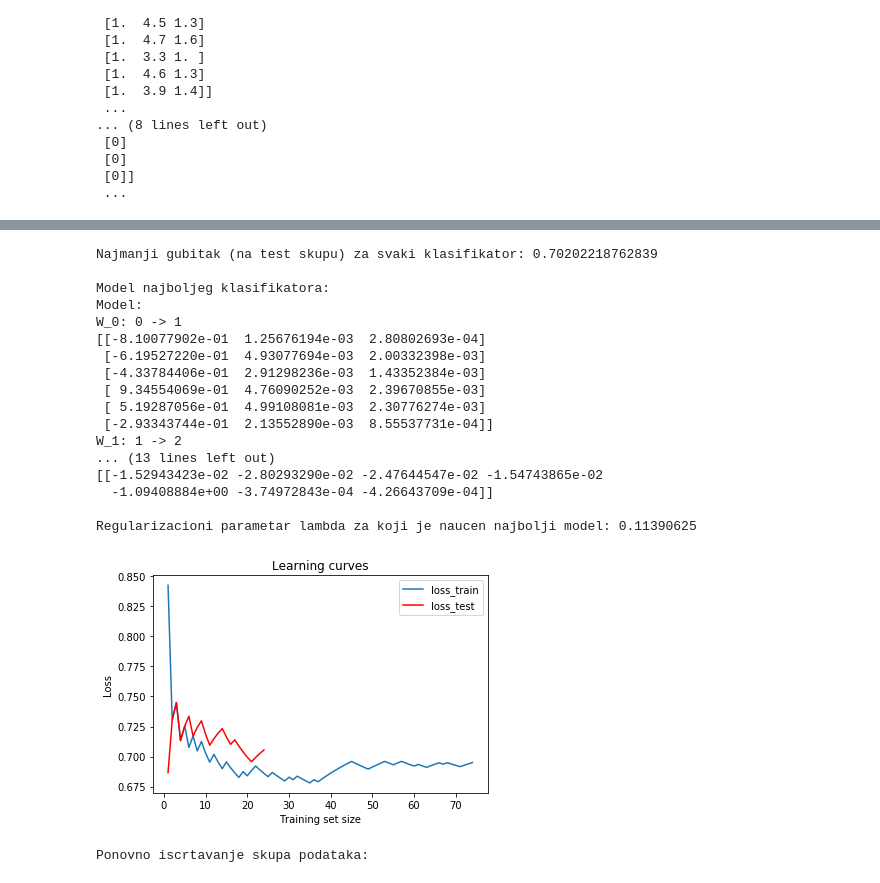
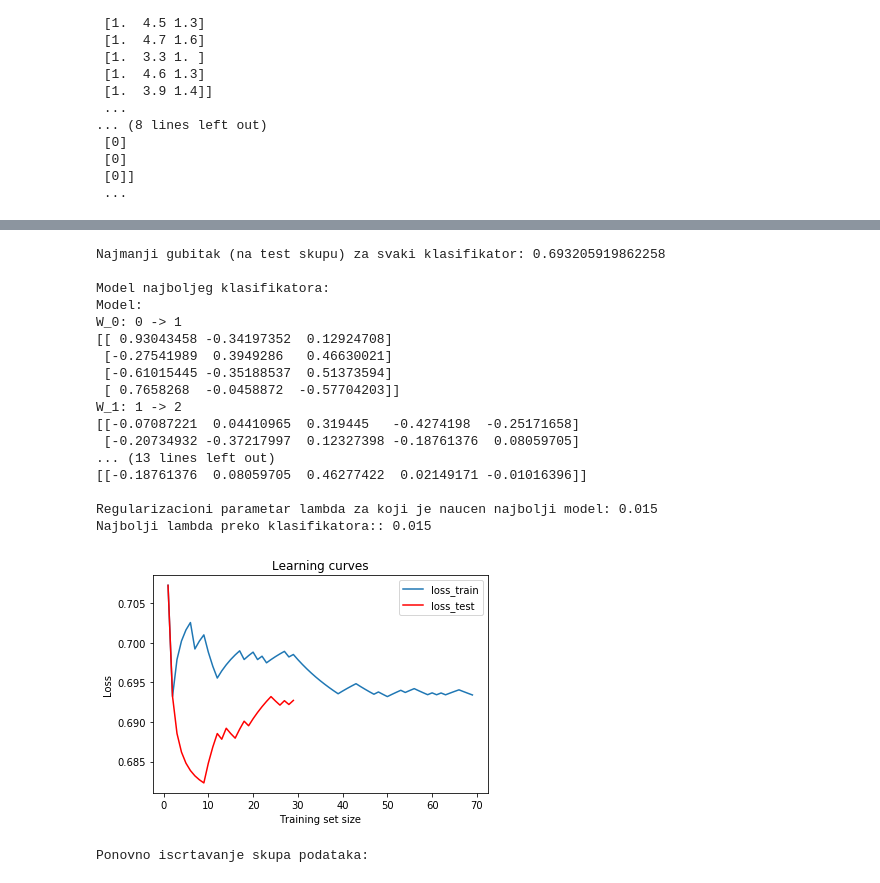
Before and after one commit to alexein777/ml-model-implementations, a Jupyter notebook: andrew_ng/06_neural_binary_classification_NEW.ipynb, the cells around one changed output, grey strips where cells are left out. Cells and saved outputs as stored; diff of their text form; code cells hidden in the pictures.

```diff
--- a/andrew_ng/06_neural_binary_classification_NEW.ipynb
+++ b/andrew_ng/06_neural_binary_classification_NEW.ipynb
@@ -162,5 +162,8 @@ W_2: 2 -> 3
 # %%
-X_train, X_test, y_train, y_test = train_test_split(X, y, stratify=y, random_state=7)
+X_train, X_test, y_train, y_test = train_test_split(X, y,
+                                                    stratify=y,
+                                                    test_size=0.3,
+                                                    random_state=7)
 # %%
 print(f'X_train:')
 print(X_train)
@@ -226,6 +226,8 @@ Testiranje backrpopagation algoritma:
 # %%
-lambdas = [0] + [0.01 * (1.5**i) for i in range(11)]
+lambdas = [0] + [0.01 * (1.5**i) for i in range(13)]
+
 print('lamda parameters:')
-print(lambdas)
+for i, lambda_param in enumerate(lambdas):
+    print(f'lambda_{i} = {lambda_param}')
 # %% [output]
 lamda parameters:
@@ -233,4 +248,4 @@ lamda parameters:
 # %%
-classifiers = [nn.fit(X_train, y_train, alpha=0.025, num_iter=1000,
+classifiers = [nn.fit(X_train, y_train, alpha=0.01, num_iter=2000,
                       lambda_param=lambda_param, plot=True) for lambda_param in lambdas]
 # %% [output]
@@ -249,6 +266,8 @@ classifiers = [nn.fit(X_train, y_train, alpha=0.025, num_iter=1000,
 # %%
-losses_test = [clf.loss(X_test, y_test, lambda_param) for clf, lambda_param in zip(classifiers, lambdas)]
+losses_test = [clf.loss(X_test, y_test) for clf in classifiers]
+
 print('Funkcije gubitka za svaki klasifikator posebno na test skupu:')
-print(losses_test)
+for i, loss in enumerate(losses_test):
+    print(f'Klasifikator {i}: loss_{i} = {loss}')
 # %% [output]
 Funkcije gubitka za svaki klasifikator posebno na test skupu:
@@ -271,28 +303,29 @@ best_clf.print_model()
 print()
 
 print(f'Regularizacioni parametar lambda za koji je naucen najbolji model: {best_lambda}')
+print(f'Najbolji lambda preko klasifikatora:: {best_clf.lambda_learned}')
 # %% [output]
-Najmanji gubitak (na test skupu) za svaki klasifikator: 0.70202218762839
+Najmanji gubitak (na test skupu) za svaki klasifikator: 0.693205919862258
 
 Model najboljeg klasifikatora:
 Model:
 W_0: 0 -> 1
-[[-8.10077902e-01  1.25676194e-03  2.80802693e-04]
- [-6.19527220e-01  4.93077694e-03  2.00332398e-03]
- [-4.33784406e-01  2.91298236e-03  1.43352384e-03]
- [ 9.34554069e-01  4.76090252e-03  2.39670855e-03]
- [ 5.19287056e-01  4.99108081e-03  2.30776274e-03]
- [-2.93343744e-01  2.13552890e-03  8.55537731e-04]]
+[[ 0.93043458 -0.34197352  0.12924708]
+ [-0.27541989  0.3949286   0.46630021]
+ [-0.61015445 -0.35188537  0.51373594]
+ [ 0.7658268  -0.0458872  -0.57704203]]
 W_1: 1 -> 2
+[[-0.07087221  0.04410965  0.319445   -0.4274198  -0.25171658]
+ [-0.20734932 -0.37217997  0.12327398 -0.18761376  0.08059705]
 ... (13 lines left out)
-[[-1.52943423e-02 -2.80293290e-02 -2.47644547e-02 -1.54743865e-02
-  -1.09408884e+00 -3.74972843e-04 -4.26643709e-04]]
+[[-0.18761376  0.08059705  0.46277422  0.02149171 -0.01016396]]
 
-Regularizacioni parametar lambda za koji je naucen najbolji model: 0.11390625
+Regularizacioni parametar lambda za koji je naucen najbolji model: 0.015
+Najbolji lambda preko klasifikatora:: 0.015
 # %%
-nc.plot_learning_curves(X_train, y_train, X_test, y_test, best_clf, best_lambda)
+nc.plot_learning_curves(X_train, y_train, X_test, y_test, best_clf)
 # %% [output]
-[figure, old version]
+[figure, new version]
 # %%
 print('Ponovno iscrtavanje skupa podataka:')
 colors = ['red', 'blue']
```
Also changed, not shown: parts of 10 cells of this notebook, 6 other files.
